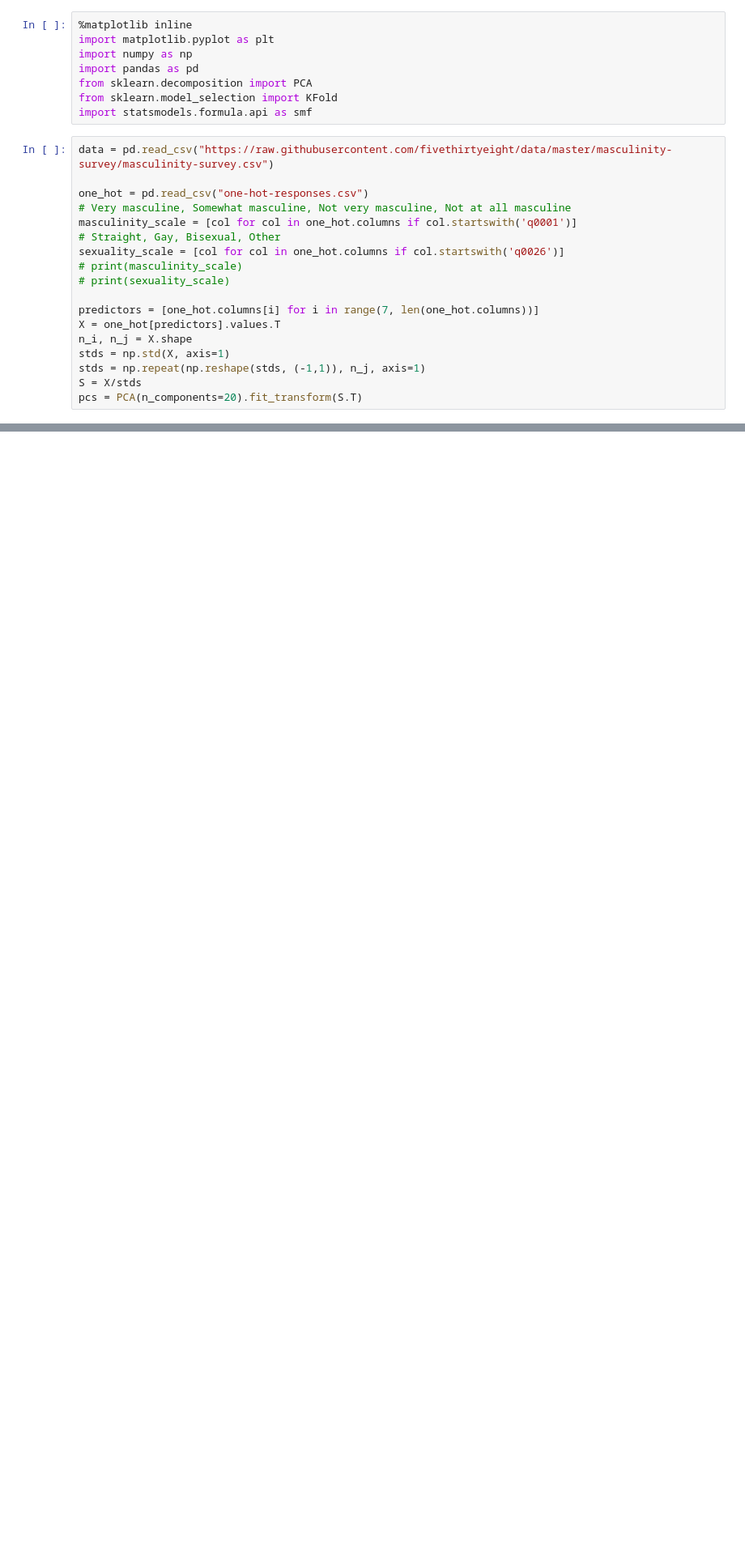
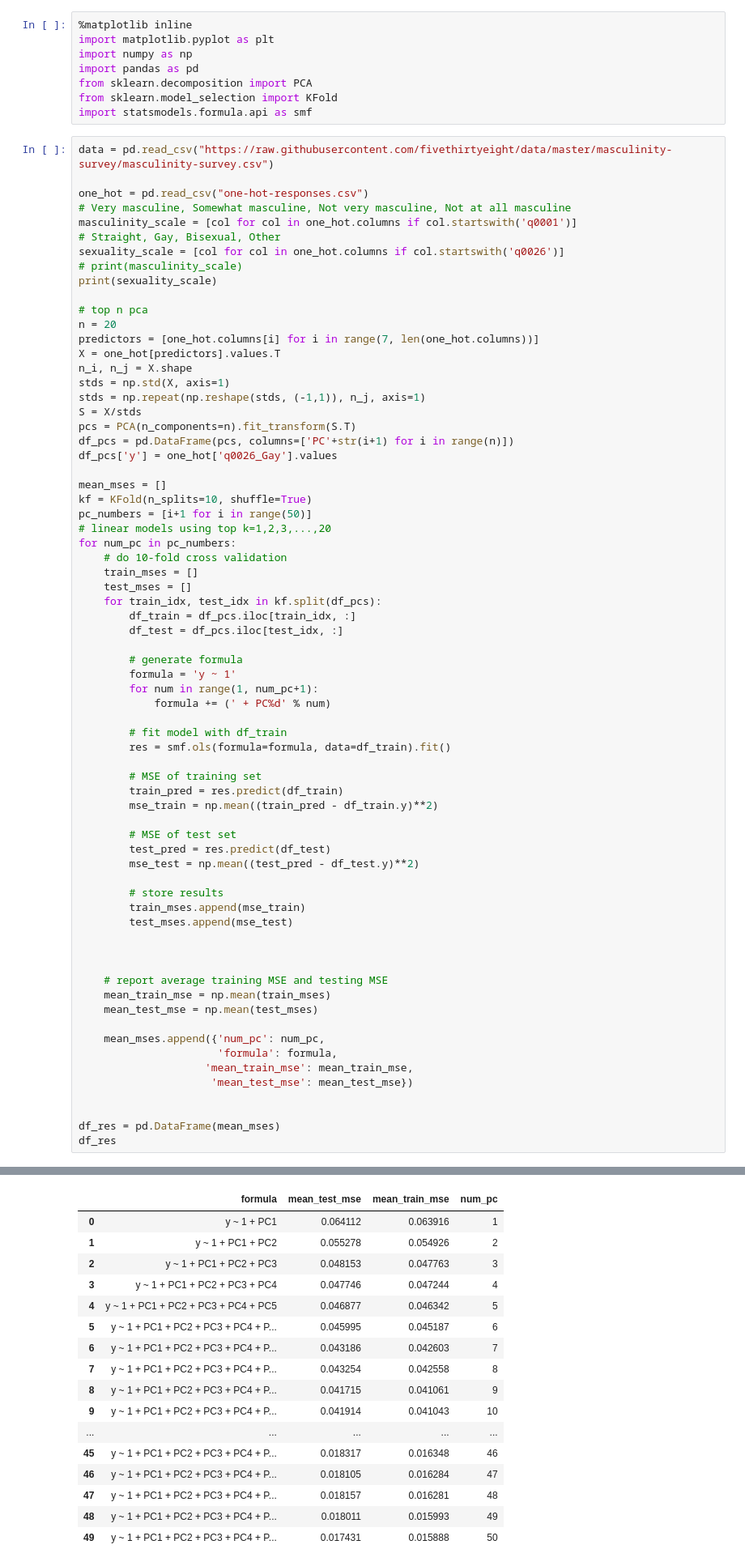
Before and after one commit to angela278/cogs109, a Jupyter notebook: project.ipynb, the cells around one changed output, grey strips where cells are left out. Shown at 81% size. Drawn from its saved outputs; the diff is of its cells as text; blank space fills up the shorter version.

Commit message:
linear regression + logistic regression

```diff
--- a/project.ipynb
+++ b/project.ipynb
@@ -15,12 +15,64 @@ masculinity_scale = [col for col in one_hot.columns if col.startswith('q0001')]
 # Straight, Gay, Bisexual, Other
 sexuality_scale = [col for col in one_hot.columns if col.startswith('q0026')]
 # print(masculinity_scale)
-# print(sexuality_scale)
+print(sexuality_scale)
 
+# top n pca
+n = 20
 predictors = [one_hot.columns[i] for i in range(7, len(one_hot.columns))]
 X = one_hot[predictors].values.T
 n_i, n_j = X.shape
 stds = np.std(X, axis=1)
 stds = np.repeat(np.reshape(stds, (-1,1)), n_j, axis=1)
 S = X/stds
-pcs = PCA(n_components=20).fit_transform(S.T)
+pcs = PCA(n_components=n).fit_transform(S.T)
+df_pcs = pd.DataFrame(pcs, columns=['PC'+str(i+1) for i in range(n)])
+df_pcs['y'] = one_hot['q0026_Gay'].values
+
+mean_mses = []
+kf = KFold(n_splits=10, shuffle=True)
+pc_numbers = [i+1 for i in range(50)]
+# linear models using top k=1,2,3,...,20
+for num_pc in pc_numbers:
+    # do 10-fold cross validation
+    train_mses = []
+    test_mses = []
+    for train_idx, test_idx in kf.split(df_pcs):
+        df_train = df_pcs.iloc[train_idx, :]
+        df_test = df_pcs.iloc[test_idx, :]
+
+        # generate formula
+        formula = 'y ~ 1'
+        for num in range(1, num_pc+1):
+            formula += (' + PC%d' % num)
+
+        # fit model with df_train
+        res = smf.ols(formula=formula, data=df_train).fit()
+
+        # MSE of training set
+        train_pred = res.predict(df_train)
+        mse_train = np.mean((train_pred - df_train.y)**2)
+
+        # MSE of test set
+        test_pred = res.predict(df_test)
+        mse_test = np.mean((test_pred - df_test.y)**2)
+
+        # store results
+        train_mses.append(mse_train)
+        test_mses.append(mse_test)
+
+
+
+    # report average training MSE and testing MSE
+    mean_train_mse = np.mean(train_mses)
+    mean_test_mse = np.mean(test_mses)
+
+    mean_mses.append({'num_pc': num_pc,
+                      'formula': formula,
+                    'mean_train_mse': mean_train_mse,
+                     'mean_test_mse': mean_test_mse})
+
+
+df_res = pd.DataFrame(mean_mses)
+df_res
+# %% [output]
@@ -26,0 +80,17 @@ pcs = PCA(n_components=20).fit_transform(S.T)
+|  | formula | mean_test_mse | mean_train_mse | num_pc |
+| 0 | y ~ 1 + PC1 | 0.064112 | 0.063916 | 1 |
+| 1 | y ~ 1 + PC1 + PC2 | 0.055278 | 0.054926 | 2 |
+| 2 | y ~ 1 + PC1 + PC2 + PC3 | 0.048153 | 0.047763 | 3 |
+| 3 | y ~ 1 + PC1 + PC2 + PC3 + PC4 | 0.047746 | 0.047244 | 4 |
+| 4 | y ~ 1 + PC1 + PC2 + PC3 + PC4 + PC5 | 0.046877 | 0.046342 | 5 |
+| 5 | y ~ 1 + PC1 + PC2 + PC3 + PC4 + P... | 0.045995 | 0.045187 | 6 |
+| 6 | y ~ 1 + PC1 + PC2 + PC3 + PC4 + P... | 0.043186 | 0.042603 | 7 |
+| 7 | y ~ 1 + PC1 + PC2 + PC3 + PC4 + P... | 0.043254 | 0.042558 | 8 |
+| 8 | y ~ 1 + PC1 + PC2 + PC3 + PC4 + P... | 0.041715 | 0.041061 | 9 |
+| 9 | y ~ 1 + PC1 + PC2 + PC3 + PC4 + P... | 0.041914 | 0.041043 | 10 |
+| ... | ... | ... | ... | ... |
+| 45 | y ~ 1 + PC1 + PC2 + PC3 + PC4 + P... | 0.018317 | 0.016348 | 46 |
+| 46 | y ~ 1 + PC1 + PC2 + PC3 + PC4 + P... | 0.018105 | 0.016284 | 47 |
+| 47 | y ~ 1 + PC1 + PC2 + PC3 + PC4 + P... | 0.018157 | 0.016281 | 48 |
+| 48 | y ~ 1 + PC1 + PC2 + PC3 + PC4 + P... | 0.018011 | 0.015993 | 49 |
+| 49 | y ~ 1 + PC1 + PC2 + PC3 + PC4 + P... | 0.017431 | 0.015888 | 50 |
```
Also changed, not shown: parts of 2 cells of this notebook.
